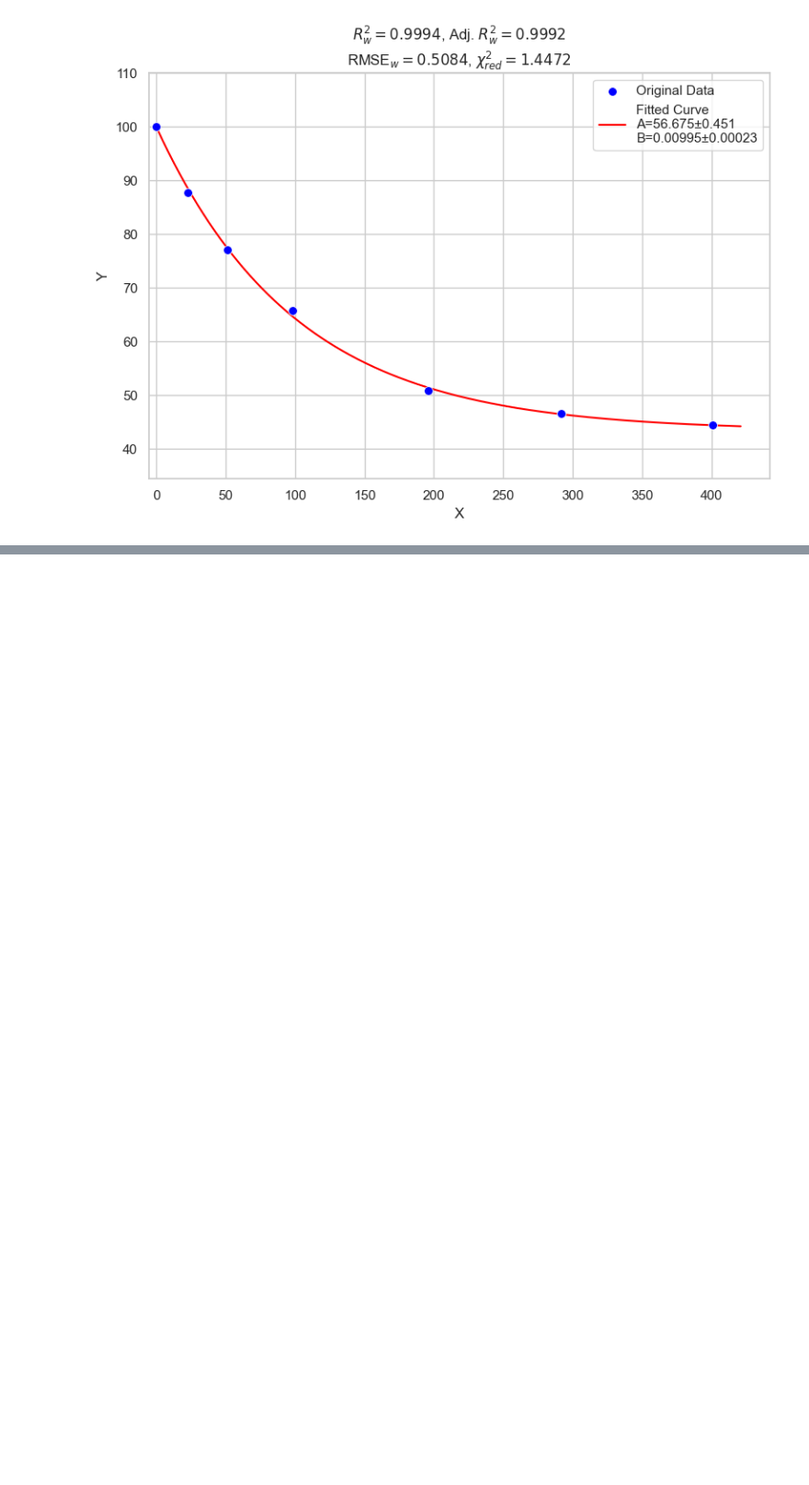
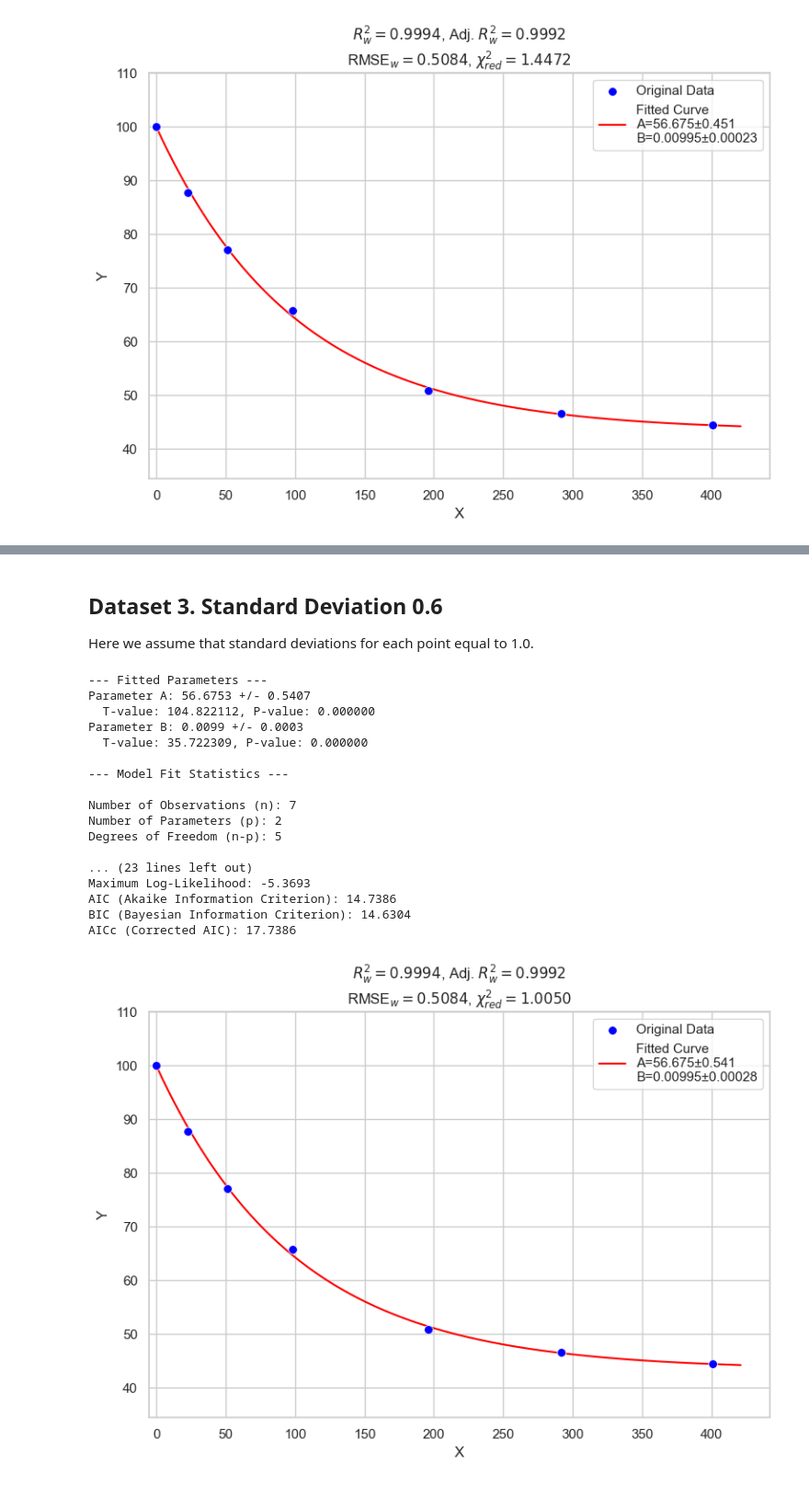
Before and after one commit to Yakovliev/quantopia, a Jupyter notebook: _sources/math/01_basics/weighted-least-squares-code-3.ipynb, the cells around one changed output, grey strips where cells are left out. Shown at 92% size. Drawn from its saved outputs; the diff is of its cells as text; code cells hidden in the pictures; blank space fills up the shorter version.

```diff
--- a/_sources/math/01_basics/weighted-least-squares-code-3.ipynb
+++ b/_sources/math/01_basics/weighted-least-squares-code-3.ipynb
@@ -639,0 +700,45 @@ AICc (Corrected AIC): 17.3971
+# %% [markdown]
+## Dataset 3. Standard Deviation 0.6
+
+Here we assume that standard deviations for each point equal to 1.0.
+# %%
+def model_function(x, A, B):
+    """
+    The custom function to approximate the data.
+    f(x; A, B) = A * (np.exp(-B * x) - 1) + 100
+    """
+    return A * (np.exp(-B * x) - 1) + 100
+# %%
+# Dataset 3
+x = np.array([0, 23, 51, 98, 196, 292, 401])
+y_obs = np.array([100, 87.8, 77, 65.7, 50.9, 46.5, 44.4])
+sigma = np.full_like(y_obs, 0.6, dtype=float)
+initial_guess = [50, 0.01]
+
+# Analyze the curve fit and get results
+fit_results = analyze_curve_fit(x, y_obs, sigma, model_function, initial_guess)
+
+# Print the metrics
+print_metrics(fit_results)
+
+# Draw the curve fit plot
+draw_curve_fit(fit_results, model_function)
+# %% [output]
+--- Fitted Parameters ---
+Parameter A: 56.6753 +/- 0.5407
+  T-value: 104.822112, P-value: 0.000000
+Parameter B: 0.0099 +/- 0.0003
+  T-value: 35.722309, P-value: 0.000000
+
+--- Model Fit Statistics ---
+
+Number of Observations (n): 7
+Number of Parameters (p): 2
+Degrees of Freedom (n-p): 5
+
+... (23 lines left out)
+Maximum Log-Likelihood: -5.3693
+AIC (Akaike Information Criterion): 14.7386
+BIC (Bayesian Information Criterion): 14.6304
+AICc (Corrected AIC): 17.7386
+[figure, added]
```
Also changed, not shown: parts of 11 cells of this notebook, 6 other files.
